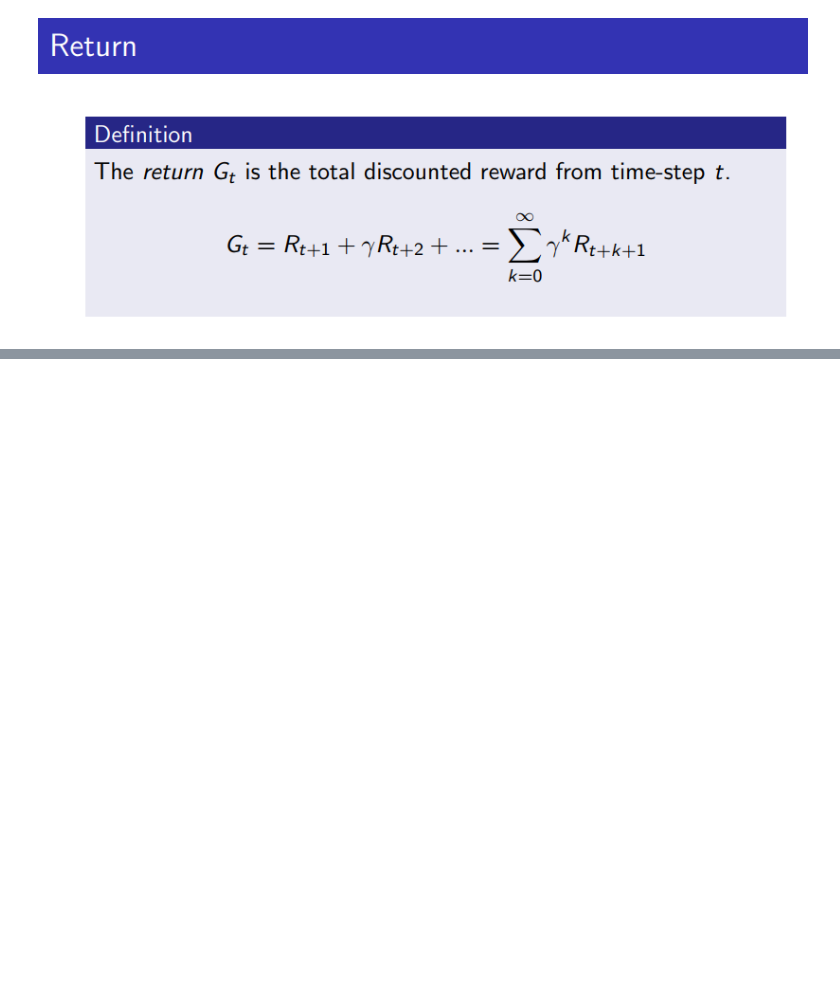
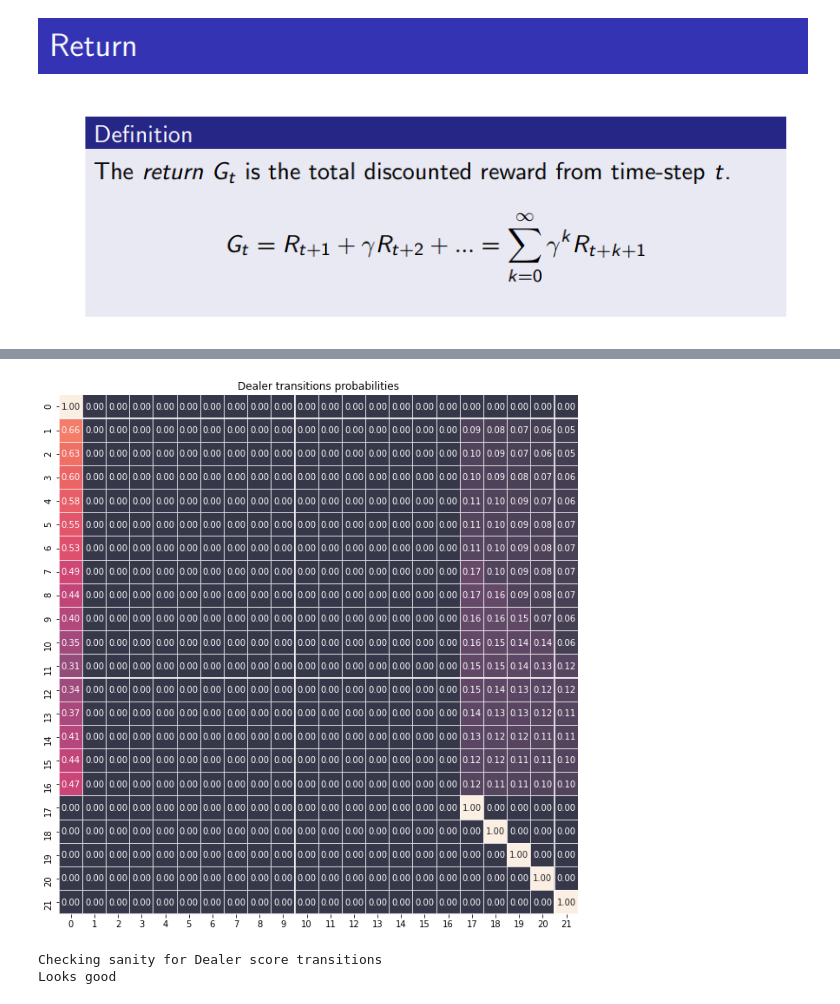
Before and after one commit to basselkassem/easy21, a Jupyter notebook: Dynamic_Programing.ipynb, the cells around one changed output, grey strips where cells are left out. Drawn from its saved outputs; the diff is of its cells as text; code cells hidden in the pictures; blank space fills up the shorter version.

```diff
--- a/Dynamic_Programing.ipynb
+++ b/Dynamic_Programing.ipynb
@@ -72,0 +223,17 @@ A_t ~ pi(. | S_t) what ever t
+# %%
+dealer_trans_proba = trans_proba.copy()
+dealer_trans_proba[17:] = 0
+dealer_trans_proba[17:, 17:] = np.eye(5)
+
+for itr in np.arange(50):
+    temp = np.dot(dealer_trans_proba, dealer_trans_proba)
+    diff = np.max(np.abs(temp - dealer_trans_proba))
+    dealer_trans_proba = temp
+    if diff < 1e-9:
+        break
+draw2d_square_array(dealer_trans_proba, 'Dealer transitions probabilities')
+check_sanity(dealer_trans_proba, 'Dealer score transitions')
+# %% [output]
+[figure, added]
+Checking sanity for Dealer score transitions
+Looks good
```
Also changed, not shown: parts of 20 cells of this notebook.
